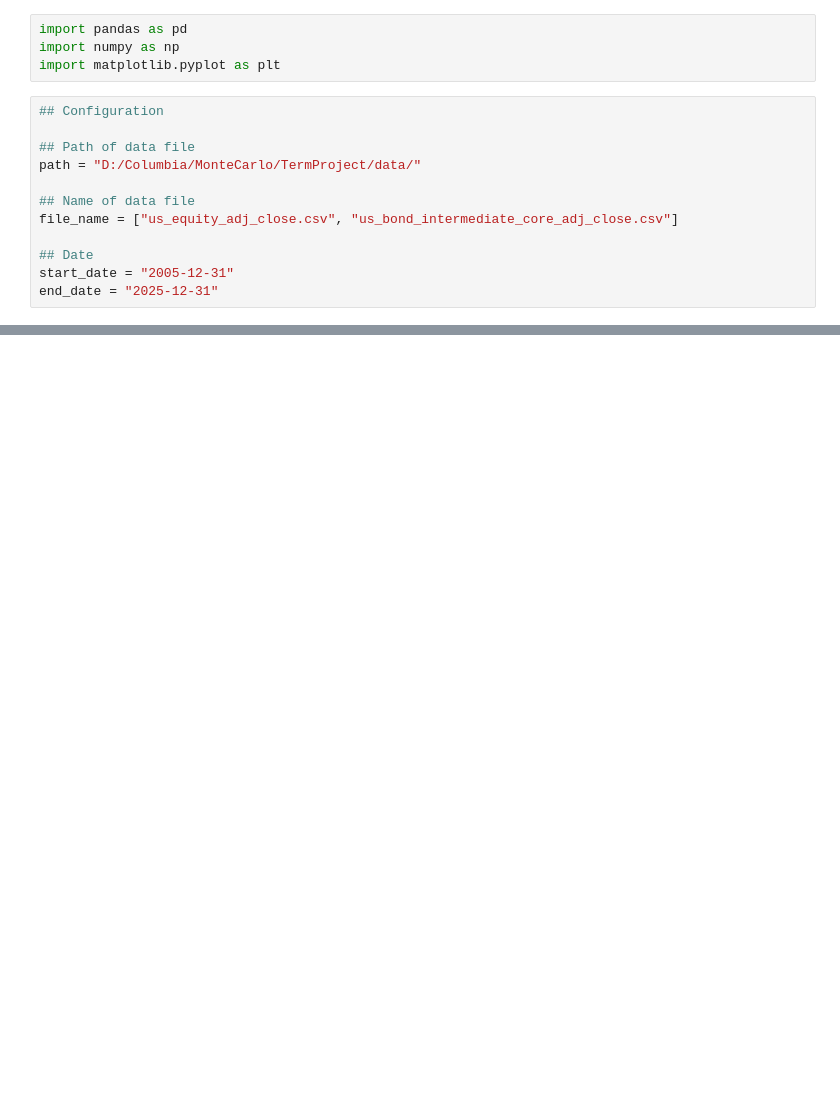
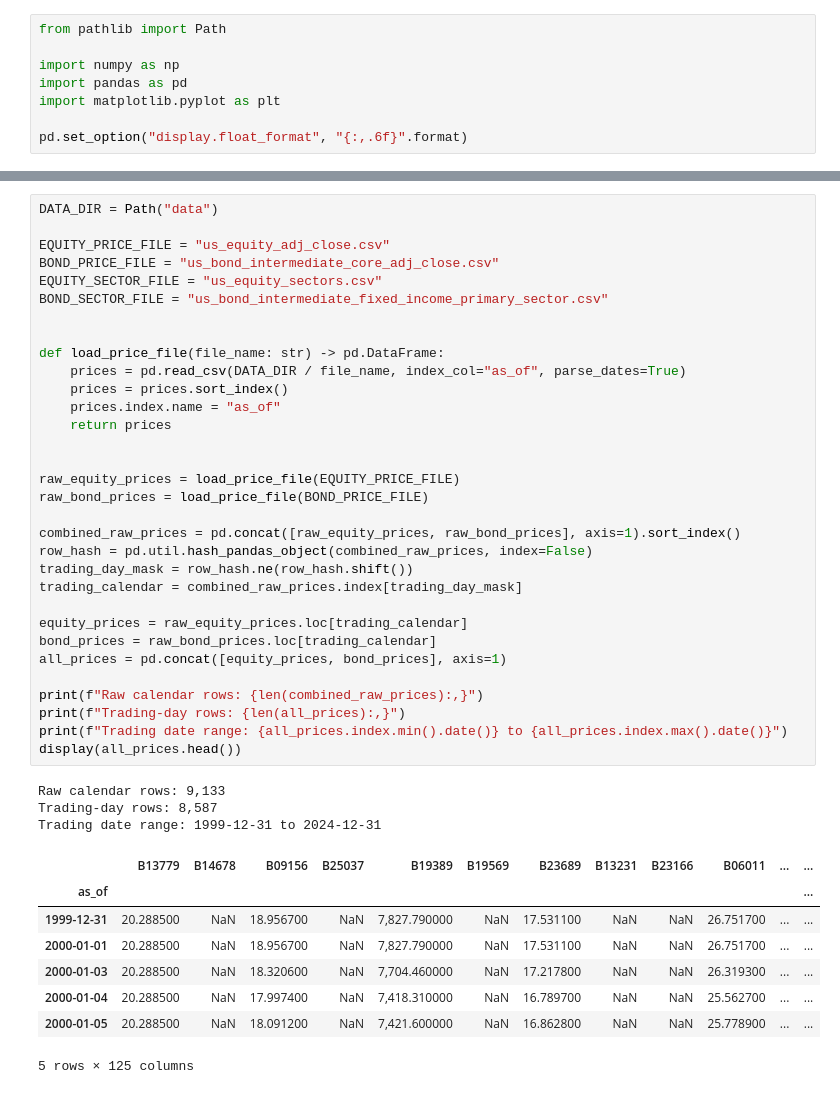
Before and after one commit to hss42soyo/TermProject, a Jupyter notebook: VaR_cVaR.ipynb, the cells around one changed output, grey strips where cells are left out. Drawn from its saved outputs; the diff is of its cells as text; blank space fills up the shorter version.

```diff
--- a/VaR_cVaR.ipynb
+++ b/VaR_cVaR.ipynb
@@ -1,16 +7,8 @@
 # %%
+from pathlib import Path
+
+import numpy as np
 import pandas as pd
-import numpy as np
 import matplotlib.pyplot as plt
+
+pd.set_option("display.float_format", "{:,.6f}".format)
-# %%
-## Configuration
-
-## Path of data file
-path = "D:/Columbia/MonteCarlo/TermProject/data/"
-
-## Name of data file
-file_name = ["us_equity_adj_close.csv", "us_bond_intermediate_core_adj_close.csv"]
-
-## Date
-start_date = "2005-12-31"
-end_date = "2025-12-31"
@@ -155,0 +43,44 @@ Distribution data shape:
+# %%
+DATA_DIR = Path("data")
+
+EQUITY_PRICE_FILE = "us_equity_adj_close.csv"
+BOND_PRICE_FILE = "us_bond_intermediate_core_adj_close.csv"
+EQUITY_SECTOR_FILE = "us_equity_sectors.csv"
+BOND_SECTOR_FILE = "us_bond_intermediate_fixed_income_primary_sector.csv"
+
+
+def load_price_file(file_name: str) -> pd.DataFrame:
+    prices = pd.read_csv(DATA_DIR / file_name, index_col="as_of", parse_dates=True)
+    prices = prices.sort_index()
+    prices.index.name = "as_of"
+    return prices
+
+
+raw_equity_prices = load_price_file(EQUITY_PRICE_FILE)
+raw_bond_prices = load_price_file(BOND_PRICE_FILE)
+
+combined_raw_prices = pd.concat([raw_equity_prices, raw_bond_prices], axis=1).sort_index()
+row_hash = pd.util.hash_pandas_object(combined_raw_prices, index=False)
+trading_day_mask = row_hash.ne(row_hash.shift())
+trading_calendar = combined_raw_prices.index[trading_day_mask]
+
+equity_prices = raw_equity_prices.loc[trading_calendar]
+bond_prices = raw_bond_prices.loc[trading_calendar]
+all_prices = pd.concat([equity_prices, bond_prices], axis=1)
+
+print(f"Raw calendar rows: {len(combined_raw_prices):,}")
+print(f"Trading-day rows: {len(all_prices):,}")
+print(f"Trading date range: {all_prices.index.min().date()} to {all_prices.index.max().date()}")
+display(all_prices.head())
+# %% [output]
+Raw calendar rows: 9,133
+Trading-day rows: 8,587
+Trading date range: 1999-12-31 to 2024-12-31
+|  | B13779 | B14678 | B09156 | B25037 | B19389 | B19569 | B23689 | B13231 | B23166 | B06011 | ... | ... |
+| as_of |  |  |  |  |  |  |  |  |  |  |  | ... |
+| 1999-12-31 | 20.288500 | NaN | 18.956700 | NaN | 7,827.790000 | NaN | 17.531100 | NaN | NaN | 26.751700 | ... | ... |
+| 2000-01-01 | 20.288500 | NaN | 18.956700 | NaN | 7,827.790000 | NaN | 17.531100 | NaN | NaN | 26.751700 | ... | ... |
+| 2000-01-03 | 20.288500 | NaN | 18.320600 | NaN | 7,704.460000 | NaN | 17.217800 | NaN | NaN | 26.319300 | ... | ... |
+| 2000-01-04 | 20.288500 | NaN | 17.997400 | NaN | 7,418.310000 | NaN | 16.789700 | NaN | NaN | 25.562700 | ... | ... |
+| 2000-01-05 | 20.288500 | NaN | 18.091200 | NaN | 7,421.600000 | NaN | 16.862800 | NaN | NaN | 25.778900 | ... | ... |
+5 rows × 125 columns
```
Also changed, not shown: parts of 17 cells of this notebook.
